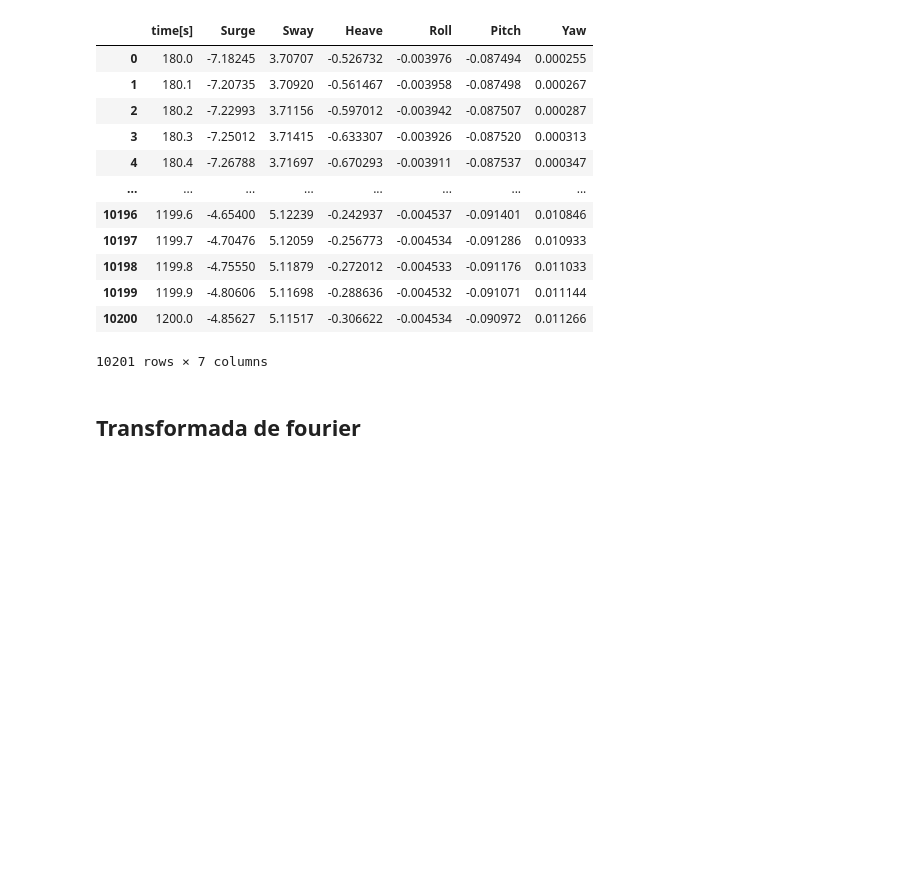
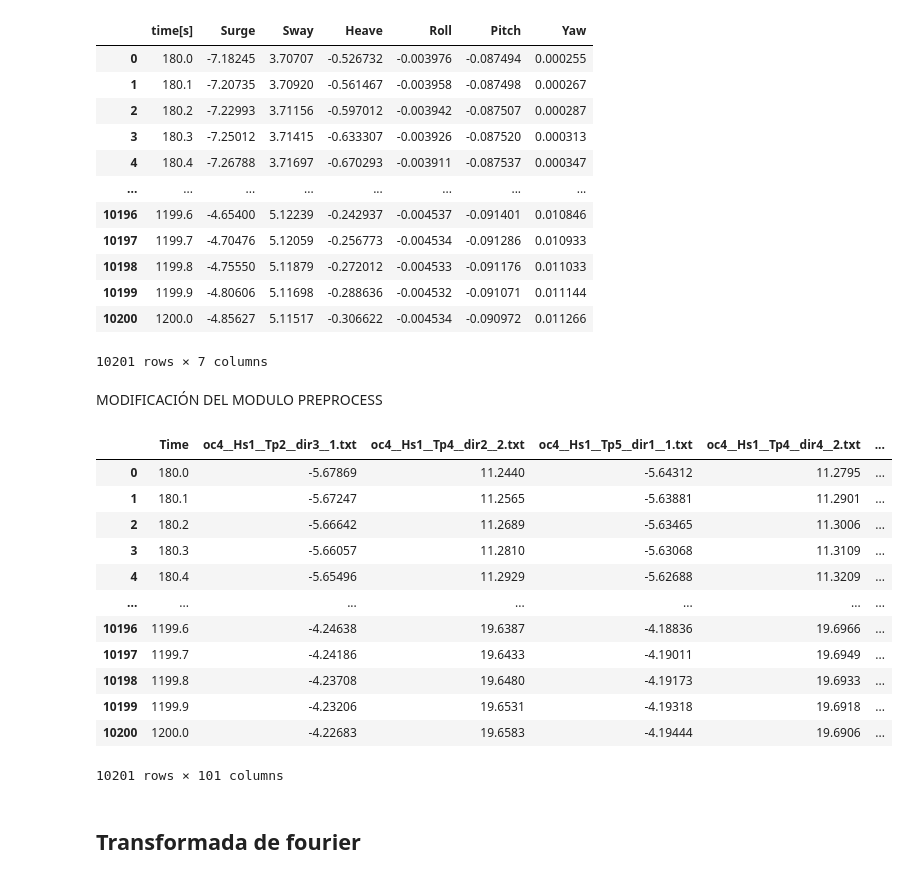
Before and after one commit to arturodmor/Mooring_anomaly_detector, a Jupyter notebook: notebooks/code_approaches/crear_df.ipynb, the cells around one changed output. Drawn from its saved outputs; the diff is of its cells as text; code cells hidden in the pictures; blank space fills up the shorter version.

```diff
--- a/notebooks/code_approaches/crear_df.ipynb
+++ b/notebooks/code_approaches/crear_df.ipynb
@@ -41,3 +29,5 @@ df
 | 10199 | 1199.9 | -4.80606 | 5.11698 | -0.288636 | -0.004532 | -0.091071 | 0.011144 |
 | 10200 | 1200.0 | -4.85627 | 5.11517 | -0.306622 | -0.004534 | -0.090972 | 0.011266 |
 10201 rows × 7 columns
+# %% [markdown]
+MODIFICACIÓN DEL MODULO PREPROCESS
@@ -44,3 +88,19 @@ df
+# %%
+df_surge
+# %% [output]
+|  | Time | oc4__Hs1__Tp2__dir3__1.txt | oc4__Hs1__Tp4__dir2__2.txt | oc4__Hs1__Tp5__dir1__1.txt | oc4__Hs1__Tp4__dir4__2.txt | ... |
+| 0 | 180.0 | -5.67869 | 11.2440 | -5.64312 | 11.2795 | ... |
+| 1 | 180.1 | -5.67247 | 11.2565 | -5.63881 | 11.2901 | ... |
+| 2 | 180.2 | -5.66642 | 11.2689 | -5.63465 | 11.3006 | ... |
+| 3 | 180.3 | -5.66057 | 11.2810 | -5.63068 | 11.3109 | ... |
+| 4 | 180.4 | -5.65496 | 11.2929 | -5.62688 | 11.3209 | ... |
+| ... | ... | ... | ... | ... | ... | ... |
+| 10196 | 1199.6 | -4.24638 | 19.6387 | -4.18836 | 19.6966 | ... |
+| 10197 | 1199.7 | -4.24186 | 19.6433 | -4.19011 | 19.6949 | ... |
+| 10198 | 1199.8 | -4.23708 | 19.6480 | -4.19173 | 19.6933 | ... |
+| 10199 | 1199.9 | -4.23206 | 19.6531 | -4.19318 | 19.6918 | ... |
+| 10200 | 1200.0 | -4.22683 | 19.6583 | -4.19444 | 19.6906 | ... |
+10201 rows × 101 columns
 # %% [markdown]
 ## Transformada de fourier
 # %% [markdown]
```
Also changed, not shown: parts of 35 cells of this notebook.
